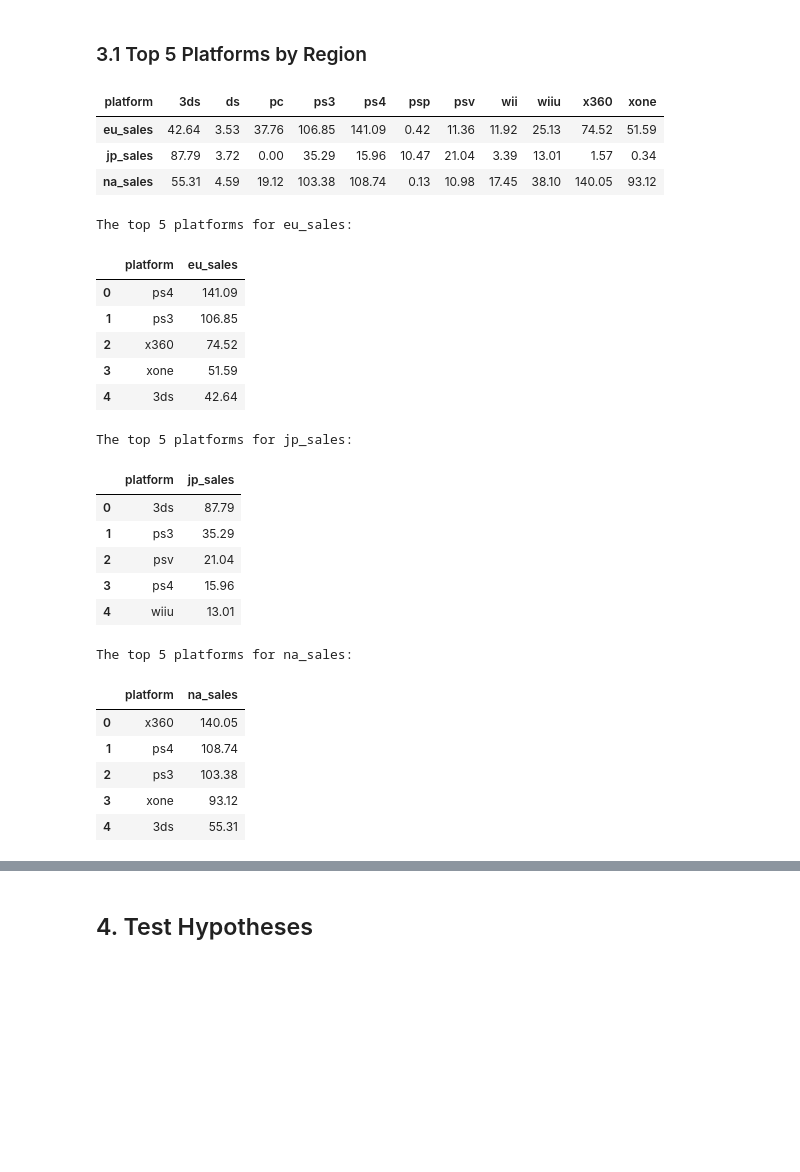
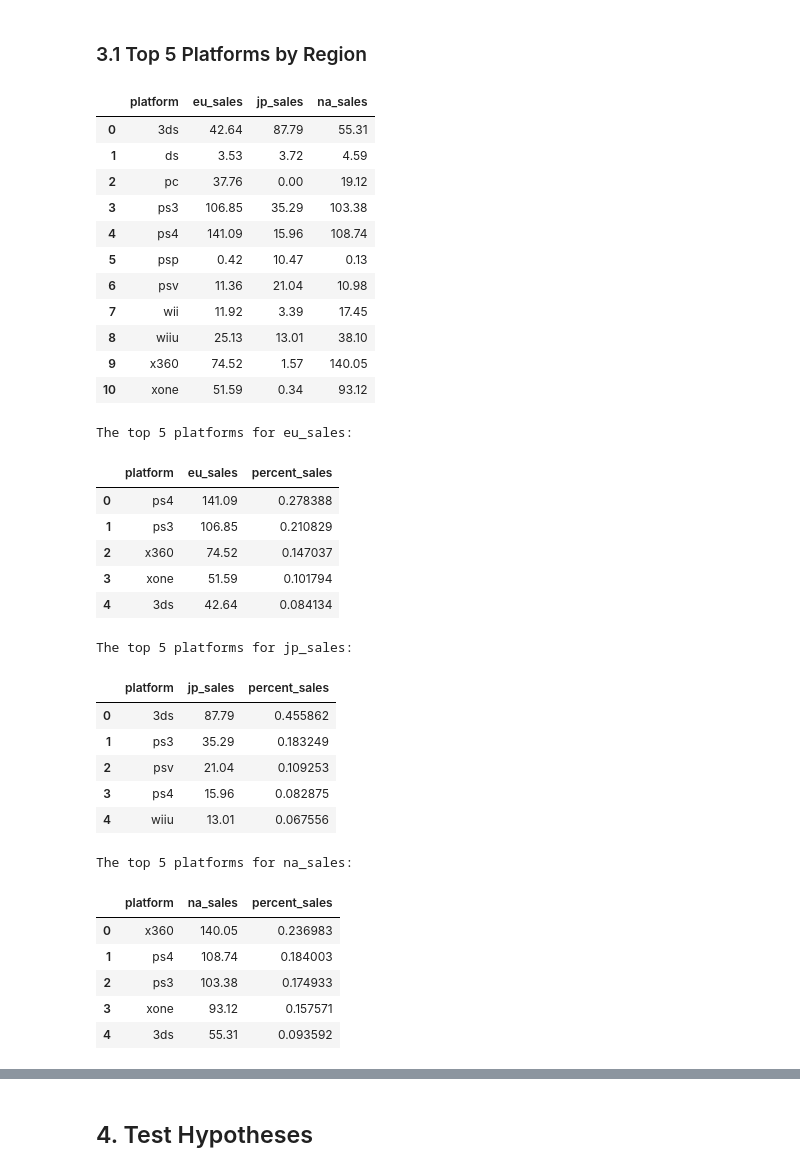
Before and after one commit to kellyshreeve/Forecasting-Global-Video-Game-Preference, a Jupyter notebook: Data Analysis.ipynb, the cells around one changed output, grey strips where cells are left out. Drawn from its saved outputs; the diff is of its cells as text; code cells hidden in the pictures; blank space fills up the shorter version.

Commit message:
Top 5 platforms

```diff
--- a/Data Analysis.ipynb
+++ b/Data Analysis.ipynb
@@ -1011,46 +1011,50 @@ In general, businesses can expect to get the highest sales from Action, Shooter,
 ### 3.1 Top 5 Platforms by Region
 # %%
 # Find total sales of each platform in each region
-total_sales_region = vg_5y.pivot_table(index='platform', values=['na_sales', 'eu_sales', 'jp_sales'], aggfunc='sum')
+plat_sales_region = vg_5y.pivot_table(index='platform', values=['na_sales', 'eu_sales', 'jp_sales'], aggfunc='sum')
 
-total_sales_region = total_sales_region.transpose()
+plat_sales_region = plat_sales_region.reset_index()
 
-display(total_sales_region)
+display(plat_sales_region)
 # %% [output]
-| platform | 3ds | ds | pc | ps3 | ps4 | psp | psv | wii | wiiu | x360 | xone |
-| eu_sales | 42.64 | 3.53 | 37.76 | 106.85 | 141.09 | 0.42 | 11.36 | 11.92 | 25.13 | 74.52 | 51.59 |
-| jp_sales | 87.79 | 3.72 | 0.00 | 35.29 | 15.96 | 10.47 | 21.04 | 3.39 | 13.01 | 1.57 | 0.34 |
-| na_sales | 55.31 | 4.59 | 19.12 | 103.38 | 108.74 | 0.13 | 10.98 | 17.45 | 38.10 | 140.05 | 93.12 |
+|  | platform | eu_sales | jp_sales | na_sales |
+| 0 | 3ds | 42.64 | 87.79 | 55.31 |
+| 1 | ds | 3.53 | 3.72 | 4.59 |
+| 2 | pc | 37.76 | 0.00 | 19.12 |
+| 3 | ps3 | 106.85 | 35.29 | 103.38 |
+| 4 | ps4 | 141.09 | 15.96 | 108.74 |
+| 5 | psp | 0.42 | 10.47 | 0.13 |
+| 6 | psv | 11.36 | 21.04 | 10.98 |
+| 7 | wii | 11.92 | 3.39 | 17.45 |
+| 8 | wiiu | 25.13 | 13.01 | 38.10 |
+| 9 | x360 | 74.52 | 1.57 | 140.05 |
+| 10 | xone | 51.59 | 0.34 | 93.12 |
 # %%
 # List top 5 platforms for each region
-
-# Define a loop that iterates over each row in the
-# total_sales_region df, sorts the total sales in
-# each row from largest to smallest, and prints the top 5
-
-for index, row in total_sales_region.iterrows():
-    row_df = row.reset_index().sort_values(by=index, ascending=False).reset_index(drop=True)
-    print(f'The top 5 platforms for {index}:')
-    display(row_df.loc[0:4])
+for col in plat_sales_region.columns[1:4]: # iterates over each column in the total_sales_region df
+    col_df = plat_sales_region[['platform', col]].sort_values(by=col, ascending=False).reset_index(drop=True) # Sorts table of sales biggest to smallest
+    col_df['percent_sales'] = col_df[col]/(col_df[col].sum()) # Add a column for percent of market share
+    print(f'The top 5 platforms for {col}:')
+    display(col_df[0:5])
 # %% [output]
 The top 5 platforms for eu_sales:
-|  | platform | eu_sales |
-| 0 | ps4 | 141.09 |
-| 1 | ps3 | 106.85 |
-| 2 | x360 | 74.52 |
-| 3 | xone | 51.59 |
-| 4 | 3ds | 42.64 |
+|  | platform | eu_sales | percent_sales |
+| 0 | ps4 | 141.09 | 0.278388 |
+| 1 | ps3 | 106.85 | 0.210829 |
+| 2 | x360 | 74.52 | 0.147037 |
+| 3 | xone | 51.59 | 0.101794 |
+| 4 | 3ds | 42.64 | 0.084134 |
 The top 5 platforms for jp_sales:
-|  | platform | jp_sales |
-| 0 | 3ds | 87.79 |
-| 1 | ps3 | 35.29 |
-| 2 | psv | 21.04 |
-| 3 | ps4 | 15.96 |
-| 4 | wiiu | 13.01 |
+|  | platform | jp_sales | percent_sales |
+| 0 | 3ds | 87.79 | 0.455862 |
+| 1 | ps3 | 35.29 | 0.183249 |
+| 2 | psv | 21.04 | 0.109253 |
+| 3 | ps4 | 15.96 | 0.082875 |
+| 4 | wiiu | 13.01 | 0.067556 |
 The top 5 platforms for na_sales:
-|  | platform | na_sales |
-| 0 | x360 | 140.05 |
-| 1 | ps4 | 108.74 |
-| 2 | ps3 | 103.38 |
-| 3 | xone | 93.12 |
-| 4 | 3ds | 55.31 |
+|  | platform | na_sales | percent_sales |
+| 0 | x360 | 140.05 | 0.236983 |
+| 1 | ps4 | 108.74 | 0.184003 |
+| 2 | ps3 | 103.38 | 0.174933 |
+| 3 | xone | 93.12 | 0.157571 |
+| 4 | 3ds | 55.31 | 0.093592 |
```
Also changed, not shown: parts of 12 cells of this notebook.
